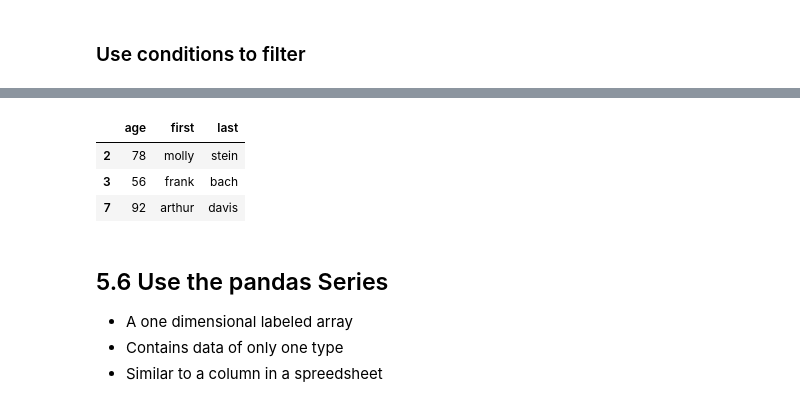
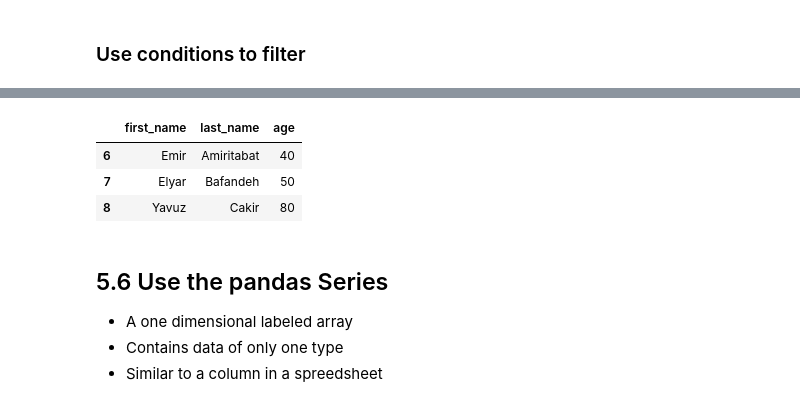
Before and after one commit to BMGLab/CrashCourses, a Jupyter notebook: BMGLab_Python_Data_structure.ipynb, the cells around one changed output, grey strips where cells are left out. Cells and saved outputs as stored; diff of their text form; code cells hidden in the pictures.

```diff
--- a/BMGLab_Python_Data_structure.ipynb
+++ b/BMGLab_Python_Data_structure.ipynb
@@ -697,0 +696,8 @@ df
+# %%
+import pandas as pd
+first_names = ['Birsen', 'Musa', 'Duygu', 'Elif', 'Ozlem', 'Ebru', 'Emir', 'Elyar', 'Yavuz']
+last_names = ['Yurtdas', 'Kirgezen', 'Keremitci', 'Duymaz', 'Tuna', 'Kocakaya', 'Amiritabat', 'Bafandeh','Cakir']
+ages = [20, 13, 21, 15, 23, 30, 40, 50,80]
+
+df = pd.DataFrame({ 'first_name': first_names, 'last_name': last_names, 'age': ages})
+df
@@ -769,10 +814,10 @@ Name: first, dtype: object
 # %%
-df[df['age'] > 50]
+df[df['age'] > 30]
 # %% [output]
-|  | age | first | last |
-| 2 | 78 | molly | stein |
-| 3 | 56 | frank | bach |
-| 7 | 92 | arthur | davis |
+|  | first_name | last_name | age |
+| 6 | Emir | Amiritabat | 40 |
+| 7 | Elyar | Bafandeh | 50 |
+| 8 | Yavuz | Cakir | 80 |
 # %% [markdown]
 ## 5.6 Use the pandas Series
 
```
Also changed, not shown: parts of 22 cells of this notebook.
